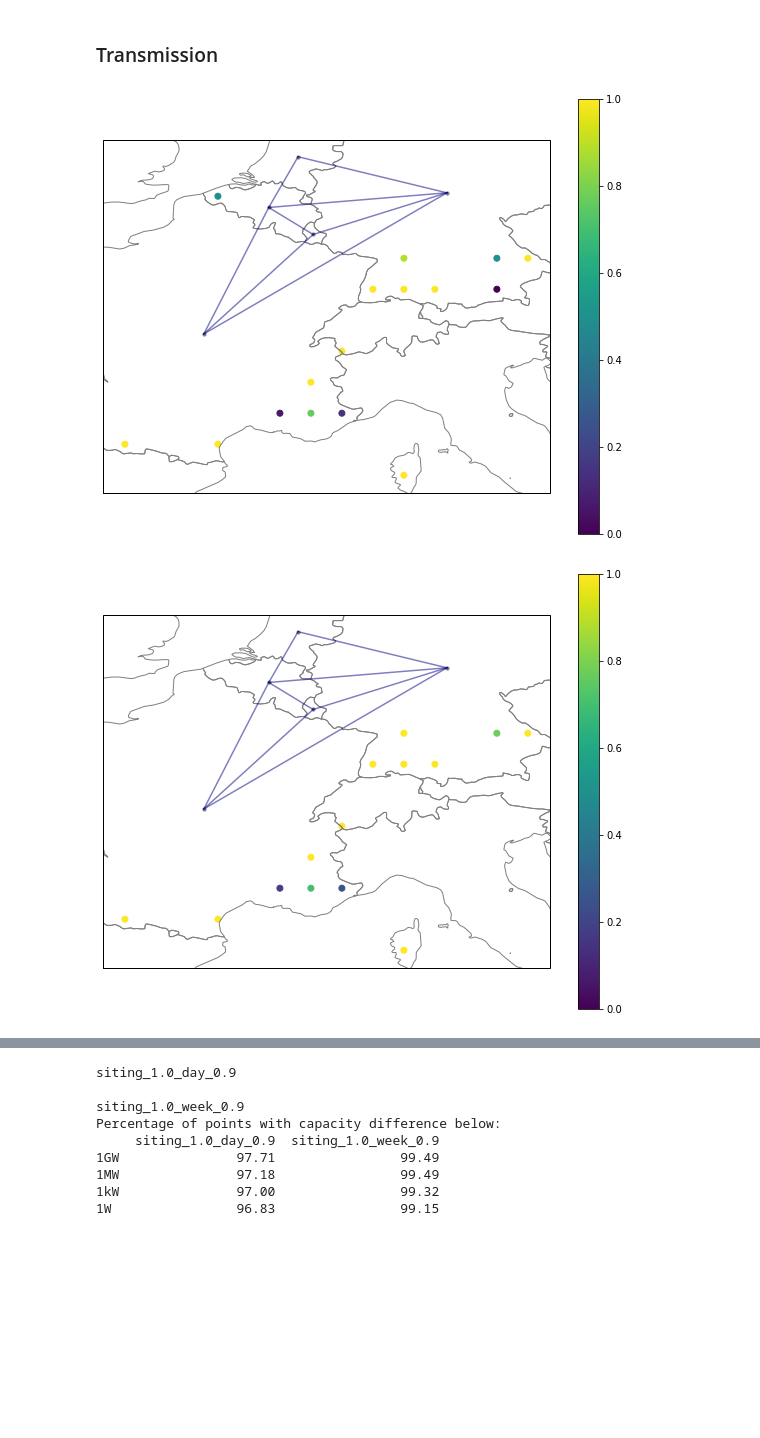
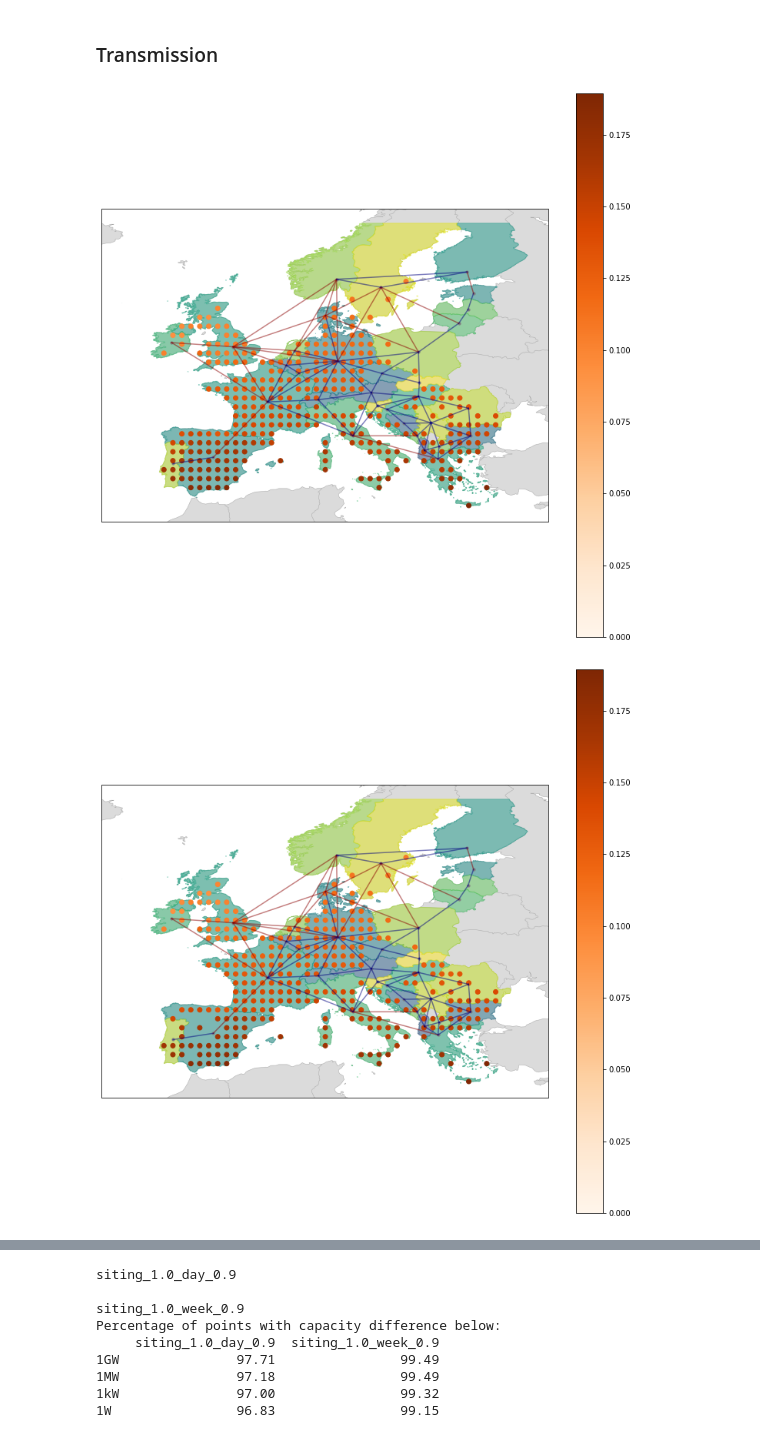
Before and after one commit to montefesp/REplan, a Jupyter notebook: projects/tyndp2018/analysis.ipynb, the cells around one changed output, grey strips where cells are left out. Drawn from its saved outputs; the diff is of its cells as text; code cells hidden in the pictures; blank space fills up the shorter version.

Commit message:
Replaced region/onshore by region_onshore/region_offshore

```diff
--- a/projects/tyndp2018/analysis.ipynb
+++ b/projects/tyndp2018/analysis.ipynb
@@ -34,14 +36,16 @@ cases_short = ["nositing", "hour", "day", "week"]
 ### Loading solved nets
 # %%
 nets = dict.fromkeys(cases_short)
+resites = dict.fromkeys(cases_short[1:])
 configs = dict.fromkeys(cases_short)
 for i, case in enumerate(cases_short):
-    output_dir = f'../../output/paper/{cases[i]}/'
-    #output_dir = f'../../../output/sizing/tyndp2018/{case}/'
+    output_dir = f'../../output/paper/new_potentials/{cases[i]}/'
     net = Network()
     net.import_from_csv_folder(output_dir)
     nets[case] = net
     configs[case] = yaml.load(open(f"{output_dir}config.yaml", 'r'), Loader=yaml.FullLoader)
+    #if i > 0:
+    #    resites[case] = pickle.load(open(f"{output_dir}/resite/resite_instance.p", "rb"))
 # %% [output]
 INFO:pypsa.io:Imported network  has buses, carriers, generators, links, loads, storage_units
 INFO:pypsa.io:Imported network  has buses, carriers, generators, links, loads, storage_units
@@ -153,7 +195,7 @@ KeyError: 'nositing_1.0'
 # Comparing site in siting runs vs no siting, looking at the concepts of true positive etc
 techs = ["wind_onshore_national", "wind_offshore_national", "pv_utility_national", "pv_residential_national"]
 nositing_net = nets[cases_short[0]]
-min_cap = 1e-3
+min_cap = 1.1
 nositing_res_gens = nositing_net.generators[(nositing_net.generators.type.isin(techs))
                                             & (nositing_net.generators.p_nom_opt > min_cap)]
 nositing_set = set(nositing_res_gens.index)
@@ -173,11 +215,11 @@ for case in cases_short[1:]:
     missing_set = nositing_set - siting_set
     roc_table.loc["FN", case] = len(missing_set)
 print(roc_table)
-prec_recall = pd.DataFrame(columns=["Precision", "Recall"], index=cases_short[1:])
+prec_recall = pd.DataFrame(index=["Precision", "Recall"], columns=cases_short[1:], dtype=float)
 # Percentage of locations in stage 1 that were selected (True Positive Rate)
-prec_recall["Recall"] = roc_table.loc['TP']/(roc_table.loc['TP']+roc_table.loc['FN'])
+prec_recall.loc["Recall"] = roc_table.loc['TP']/(roc_table.loc['TP']+roc_table.loc['FN'])
 # Percentage of selected location that were in stage 1 (1 - False Positive Rate)
-prec_recall["Precision"] = roc_table.loc['TP']/(roc_table.loc['TP']+roc_table.loc['FP'])
+prec_recall.loc["Precision"] = roc_table.loc['TP']/(roc_table.loc['TP']+roc_table.loc['FP'])
 print((prec_recall*100).round(2))
 
 # fpr = [0] + sorted(list(1-precision)) + [1]
@@ -209,16 +244,16 @@ week      65.08  100.00
 # %%
 # Same per technology
 techs = ["wind_onshore_national", "wind_offshore_national", "pv_utility_national", "pv_residential_national"]
-nositing_net = nets[cases[0]]
+nositing_net = nets[cases_short[0]]
 min_cap = 1e-3
 for tech in techs:
     print(tech)
     nositing_res_gens = nositing_net.generators[(nositing_net.generators.type == tech)
                                             & (nositing_net.generators.p_nom_opt > min_cap)]
     nositing_set = set(nositing_res_gens.index)
-    roc_table = pd.DataFrame(columns=cases[1:], index=["TP", "FP", "FN"])
-    prec_recall = pd.DataFrame(columns=cases[1:], index=["Recall", "Precision"], dtype=float)
-    for case in cases[1:]:
+    roc_table = pd.DataFrame(columns=cases_short[1:], index=["TP", "FP", "FN"])
+    prec_recall = pd.DataFrame(columns=cases_short[1:], index=["Recall", "Precision"], dtype=float)
+    for case in cases_short[1:]:
         net = nets[case]
         res_gens = net.generators[(net.generators.type == tech)] # & (net.generators.p_nom_opt > min_cap)]
         siting_set = set(res_gens.index)
@@ -260,7 +501,7 @@ Precision                     13.25
 ### Load
 # %%
 print(f"Total load: {net.loads_t.p.sum().sum()/1e3}")
-for case in cases:
+for case in cases_short:
     net = nets[case]
     load_shed = net.generators[net.generators.type == "load"]
-    print(net.generators_t.p[load_shed.index].sum().sum())
+    print(net.generators_t.p[load_shed.index].sum().sum()/1e3)
@@ -377,20 +590,25 @@ for case in cases:
     # fig.write_html(f"{case}_topology_heatmap.html", auto_open=True)
 # %%
 from iepy.topologies.core.plot import plot_topology
+import shapely.wkt
 
-min_cap = 1e-3
+# !!! Why are sites exploited at the maximum of their potential????
+
+min_cap = 0
 for case in cases_short:
     net = nets[case]
+    net.buses["onshore_region"] = net.buses.region.apply(lambda x: shapely.wkt.loads(x))
+    net.buses["offshore_region"] = None
     ax = plot_topology(net.buses, net.links)
-    tech = "pv_residential_national"
-    res_generators = net.generators[(net.generators.type == tech) & (net.generators.p_nom_opt >= min_cap)]
+    techs = ["pv_utility_national"]
+    res_generators = net.generators[(net.generators.type.isin(techs)) & (net.generators.p_nom_opt >= min_cap)]
     x = res_generators.loc[res_generators.index, "x"].values
     y = res_generators.loc[res_generators.index, "y"].values
-    # values = res_generators.p_nom_max.values
-    values = (res_generators.p_nom_opt/res_generators.p_nom_max).values
-    #values = net.generators_t.p_max_pu[res_generators.index].mean()
-    map1 = ax.scatter(x, y, c=values, cmap='viridis', vmin=0, vmax=1.0)
+    #values = res_generators.p_nom_opt.values
+    #values = (res_generators.p_nom_opt/res_generators.p_nom_max).values
+    values = net.generators_t.p_max_pu[res_generators.index].mean()
+    map1 = ax.scatter(x, y, c=values, cmap='Oranges', vmin=0)
     plt.colorbar(map1, ax=ax)
 # %% [output]
-[figure, old version]
+[figure, new version]
-[figure, old version]
+[figure, new version]
```
Also changed, not shown: parts of 34 cells of this notebook, 39 other files.
